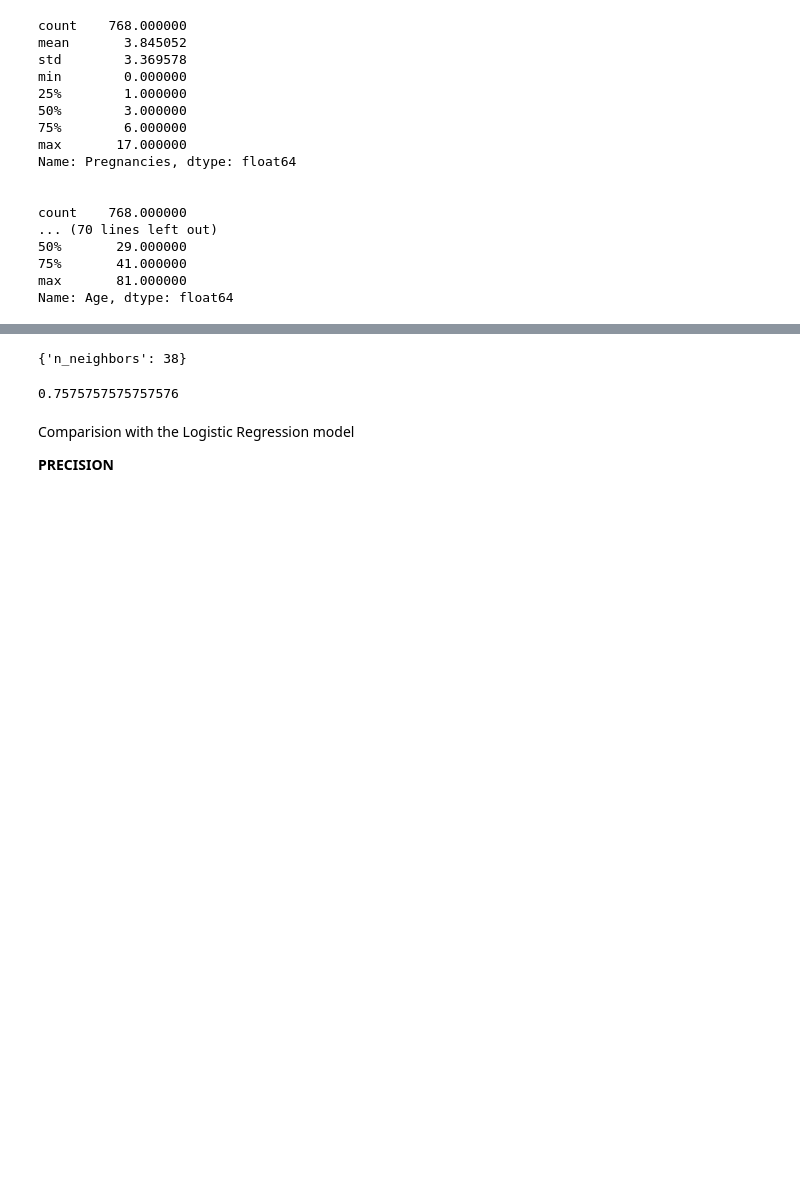
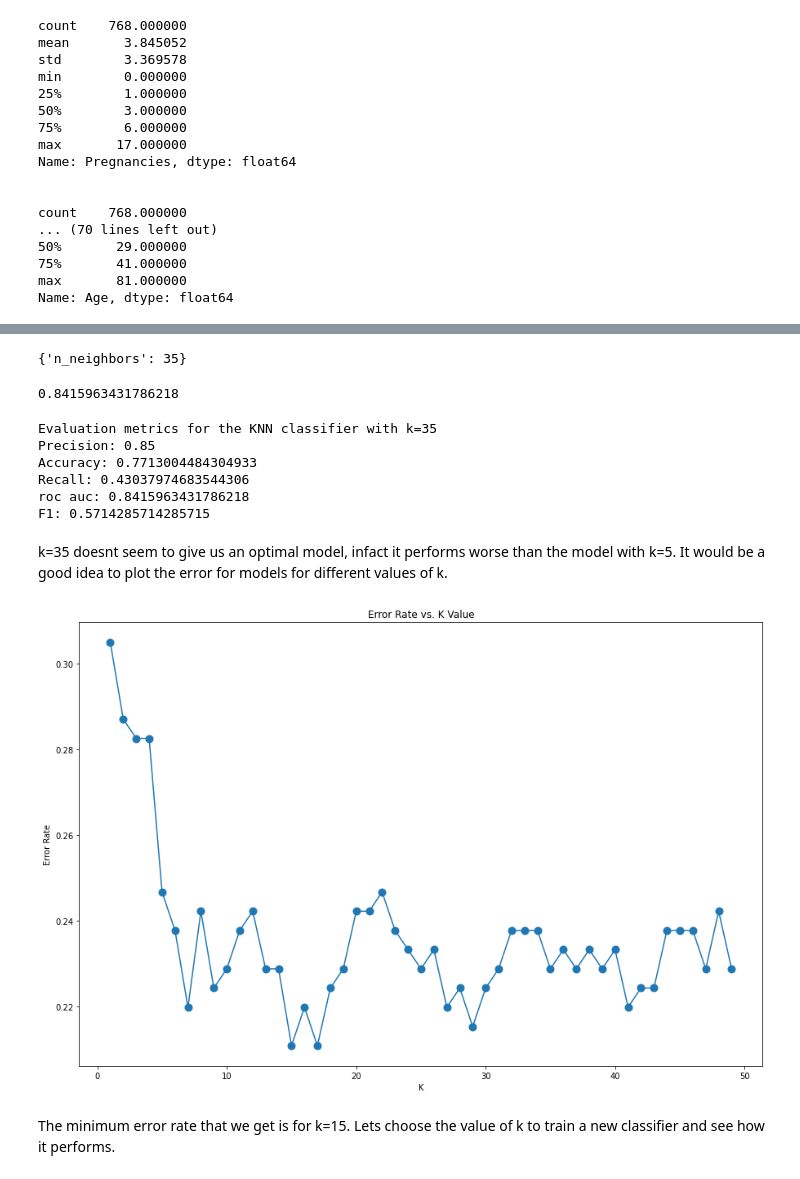
Before and after one commit to niramay447/kaggle-competitions, a Jupyter notebook: diabetes-prediction-knn.ipynb, the cells around one changed output, grey strips where cells are left out. Drawn from its saved outputs; the diff is of its cells as text; code cells hidden in the pictures; blank space fills up the shorter version.

```diff
--- a/diabetes-prediction-knn.ipynb
+++ b/diabetes-prediction-knn.ipynb
@@ -133,20 +151,55 @@ array([[134,  23],
 
 param_grid = {'n_neighbors':np.arange(1,40)}
 
-knn= GridSearchCV(classifier,param_grid,cv=5,scoring='roc_auc',n_jobs=-1,pre_dispatch='2*n_jobs')
+knn= GridSearchCV(classifier,param_grid,cv=5,scoring='roc_auc')
 knn.fit(X_train,y_train)
 knn.best_params_
 # %% [output]
-{'n_neighbors': 38}
+{'n_neighbors': 35}
 # %%
-optimal_classifier = KNeighborsClassifier(n_neighbors=38, metric='minkowski',p=2)
+optimal_classifier = KNeighborsClassifier(n_neighbors=35, metric='minkowski')
 optimal_classifier.fit(X_train, y_train)
 y_pred_ = optimal_classifier.predict(X_test)
-# %%
-accuracy_score(y_test,y_pred_)
-# %% [output]
-0.7575757575757576
-# %% [markdown]
-Comparision with the Logistic Regression model
-
-**PRECISION**
+# %%
+prediction_probabilities2 = optimal_classifier.predict_proba(X_test)[::,1]
+auc2 = roc_auc_score(y_test,prediction_probabilities2)
+auc2
+# %% [output]
+0.8415963431786218
+# %%
+print('Evaluation metrics for the KNN classifier with k=35')
+print('Precision:',precision_score(y_test, y_pred_))
+print('Accuracy:',accuracy_score(y_test, y_pred_))
+print('Recall:',recall_score(y_test, y_pred_))
+print('roc auc:',auc2)
+print('F1:',f1_score(y_pred_, y_test))
+# %% [output]
+Evaluation metrics for the KNN classifier with k=35
+Precision: 0.85
+Accuracy: 0.7713004484304933
+Recall: 0.43037974683544306
+roc auc: 0.8415963431786218
+F1: 0.5714285714285715
+# %% [markdown]
+k=35 doesnt seem to give us an optimal model, infact it performs worse than the model with k=5.
+It would be a good idea to plot the error for models for different values of k.
+# %%
+
+error_rates = []
+
+for i in range(1,50):
+    knn = KNeighborsClassifier(n_neighbors=i)
+    knn.fit(X_train, y_train)
+    pred = knn.predict(X_test)
+    error_rates.append(np.mean(pred != y_test))
+
+plt.figure(figsize=(15,10))
+plt.plot(range(1,50),error_rates, marker='o', markersize=9)
+plt.title('Error Rate vs. K Value')
+plt.xlabel('K')
+plt.ylabel('Error Rate')
+plt.show()
+# %% [output]
+[figure, added]
+# %% [markdown]
+The minimum error rate that we get is for k=15. Lets choose the value of k to train a new classifier and see how it performs.
```
Also changed, not shown: parts of 17 cells of this notebook.
